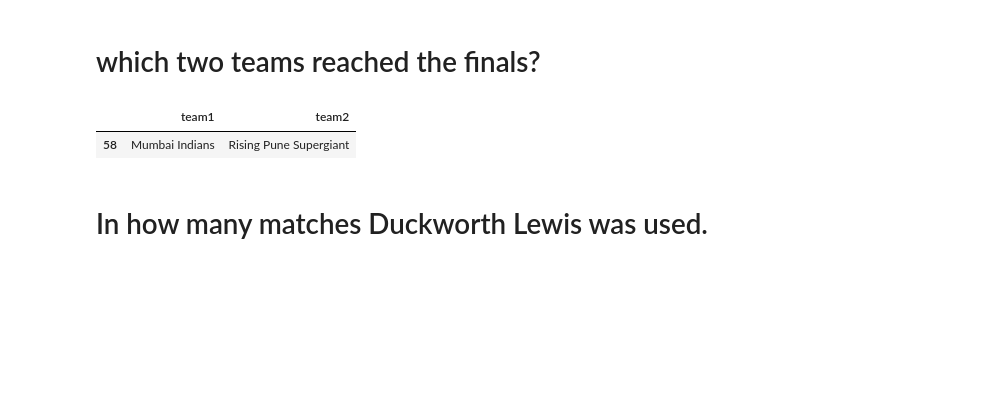
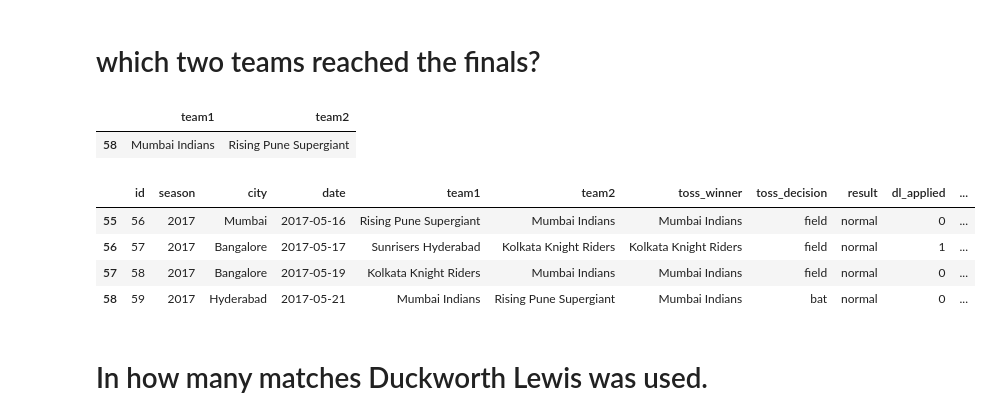
Before and after one commit to pswaldia/DataAnalysis, a Jupyter notebook: ipl.ipynb, the cells around one changed output. Saved outputs shown, nothing was run; the diff lists cells and outputs as text; code cells hidden in the pictures; blank space fills up the shorter version.

```diff
--- a/ipl.ipynb
+++ b/ipl.ipynb
@@ -56,6 +56,15 @@ last_match[['team1','team2']]   #we need to pass a list
 # %% [output]
 |  | team1 | team2 |
 | 58 | Mumbai Indians | Rising Pune Supergiant |
+# %%
+qualifiers_team_matches = df.tail(4)
+qualifiers_team_matches
+# %% [output]
+|  | id | season | city | date | team1 | team2 | toss_winner | toss_decision | result | dl_applied | ... |
+| 55 | 56 | 2017 | Mumbai | 2017-05-16 | Rising Pune Supergiant | Mumbai Indians | Mumbai Indians | field | normal | 0 | ... |
+| 56 | 57 | 2017 | Bangalore | 2017-05-17 | Sunrisers Hyderabad | Kolkata Knight Riders | Kolkata Knight Riders | field | normal | 1 | ... |
+| 57 | 58 | 2017 | Bangalore | 2017-05-19 | Kolkata Knight Riders | Mumbai Indians | Mumbai Indians | field | normal | 0 | ... |
+| 58 | 59 | 2017 | Hyderabad | 2017-05-21 | Mumbai Indians | Rising Pune Supergiant | Mumbai Indians | bat | normal | 0 | ... |
 # %%
 #it was Rising Pune Supergiants and Mumbai Indians who reached the finals.
 # %% [markdown]
```
Also changed, not shown: parts of 4 cells of this notebook.
